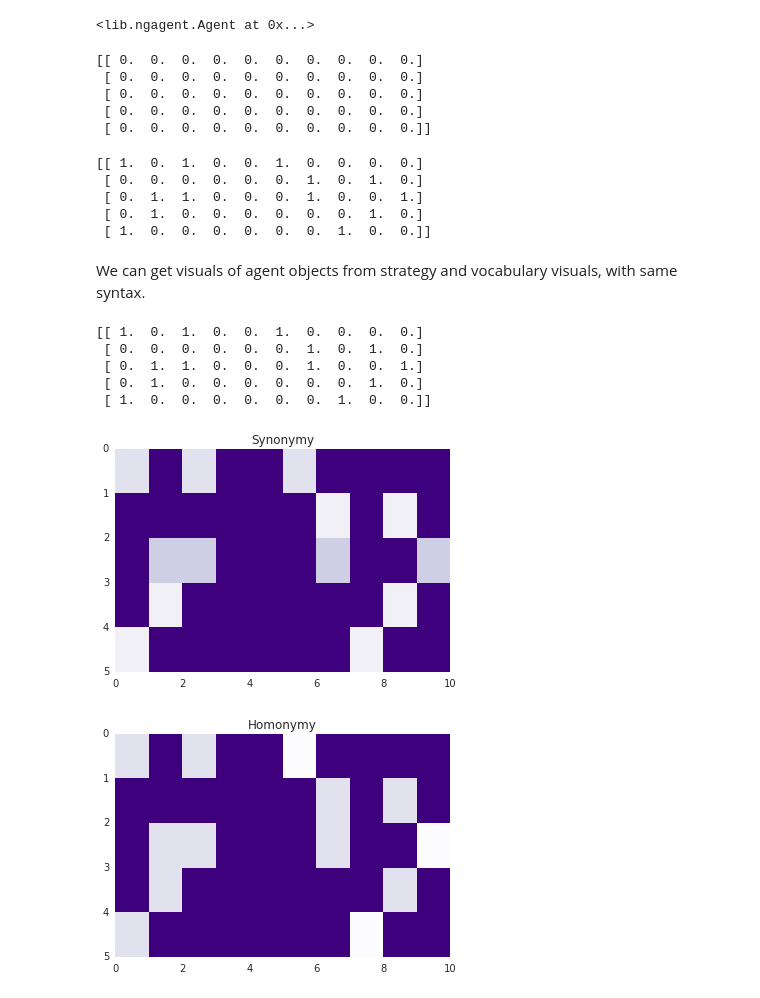
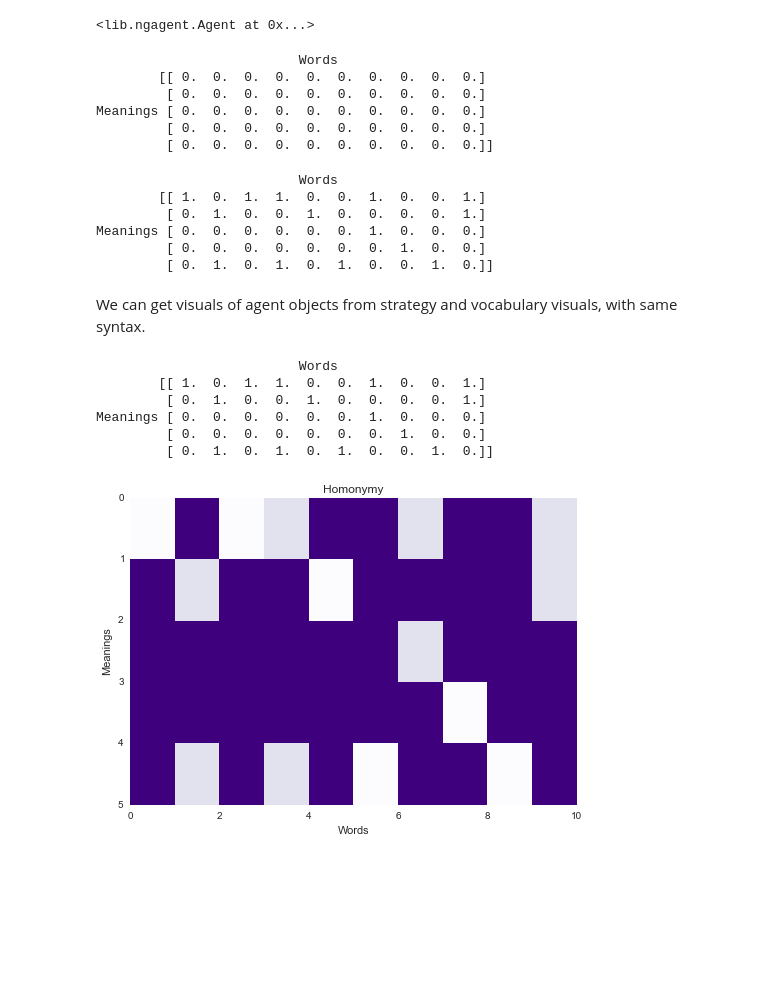
Before and after one commit to flowersteam/naminggamesal, a Jupyter notebook: notebooks/3_Intro_Agent.ipynb, the cells around one changed output. Saved outputs shown, nothing was run; the diff lists cells and outputs as text; code cells hidden in the pictures; blank space fills up the shorter version.

```diff
--- a/notebooks/3_Intro_Agent.ipynb
+++ b/notebooks/3_Intro_Agent.ipynb
@@ -14,7 +14,7 @@ Let's create an agent. Vocabulary and strategy are created at the same time.
 # %%
 M=5
 W=10
-voctype="sparse"
+voctype="sparse_matrix"
 strat={"strattype":"naivereal"}
 id_ag="test"
 
@@ -25,35 +25,36 @@ testagent
 # %%
 print(testagent)
 # %% [output]
-[[ 0.  0.  0.  0.  0.  0.  0.  0.  0.  0.]
- [ 0.  0.  0.  0.  0.  0.  0.  0.  0.  0.]
- [ 0.  0.  0.  0.  0.  0.  0.  0.  0.  0.]
- [ 0.  0.  0.  0.  0.  0.  0.  0.  0.  0.]
- [ 0.  0.  0.  0.  0.  0.  0.  0.  0.  0.]]
+                          Words
+        [[ 0.  0.  0.  0.  0.  0.  0.  0.  0.  0.]
+         [ 0.  0.  0.  0.  0.  0.  0.  0.  0.  0.]
+Meanings [ 0.  0.  0.  0.  0.  0.  0.  0.  0.  0.]
+         [ 0.  0.  0.  0.  0.  0.  0.  0.  0.  0.]
+         [ 0.  0.  0.  0.  0.  0.  0.  0.  0.  0.]]
 # %%
+import random
 for i in range(0,15):
     k=random.randint(0,M-1)
     l=random.randint(0,W-1)
     testagent._vocabulary.add(k,l,1)
 print(testagent)
 # %% [output]
-[[ 1.  0.  1.  0.  0.  1.  0.  0.  0.  0.]
- [ 0.  0.  0.  0.  0.  0.  1.  0.  1.  0.]
- [ 0.  1.  1.  0.  0.  0.  1.  0.  0.  1.]
- [ 0.  1.  0.  0.  0.  0.  0.  0.  1.  0.]
- [ 1.  0.  0.  0.  0.  0.  0.  1.  0.  0.]]
+                          Words
+        [[ 1.  0.  1.  1.  0.  0.  1.  0.  0.  1.]
+         [ 0.  1.  0.  0.  1.  0.  0.  0.  0.  1.]
+Meanings [ 0.  0.  0.  0.  0.  0.  1.  0.  0.  0.]
+         [ 0.  0.  0.  0.  0.  0.  0.  1.  0.  0.]
+         [ 0.  1.  0.  1.  0.  1.  0.  0.  1.  0.]]
 # %% [markdown]
 We can get visuals of agent objects from strategy and vocabulary visuals, with same syntax.
 # %%
 testagent.visual()
-testagent.visual("syn")
-plt.figure()
 testagent.visual("hom")
 # %% [output]
-[[ 1.  0.  1.  0.  0.  1.  0.  0.  0.  0.]
- [ 0.  0.  0.  0.  0.  0.  1.  0.  1.  0.]
- [ 0.  1.  1.  0.  0.  0.  1.  0.  0.  1.]
- [ 0.  1.  0.  0.  0.  0.  0.  0.  1.  0.]
- [ 1.  0.  0.  0.  0.  0.  0.  1.  0.  0.]]
+                          Words
+        [[ 1.  0.  1.  1.  0.  0.  1.  0.  0.  1.]
+         [ 0.  1.  0.  0.  1.  0.  0.  0.  0.  1.]
+Meanings [ 0.  0.  0.  0.  0.  0.  1.  0.  0.  0.]
+         [ 0.  0.  0.  0.  0.  0.  0.  1.  0.  0.]
+         [ 0.  1.  0.  1.  0.  1.  0.  0.  1.  0.]]
-[figure, old version]
+[figure, new version]
-[figure, removed]
```
Also changed, not shown: parts of 4 cells of this notebook, 11 other files.
